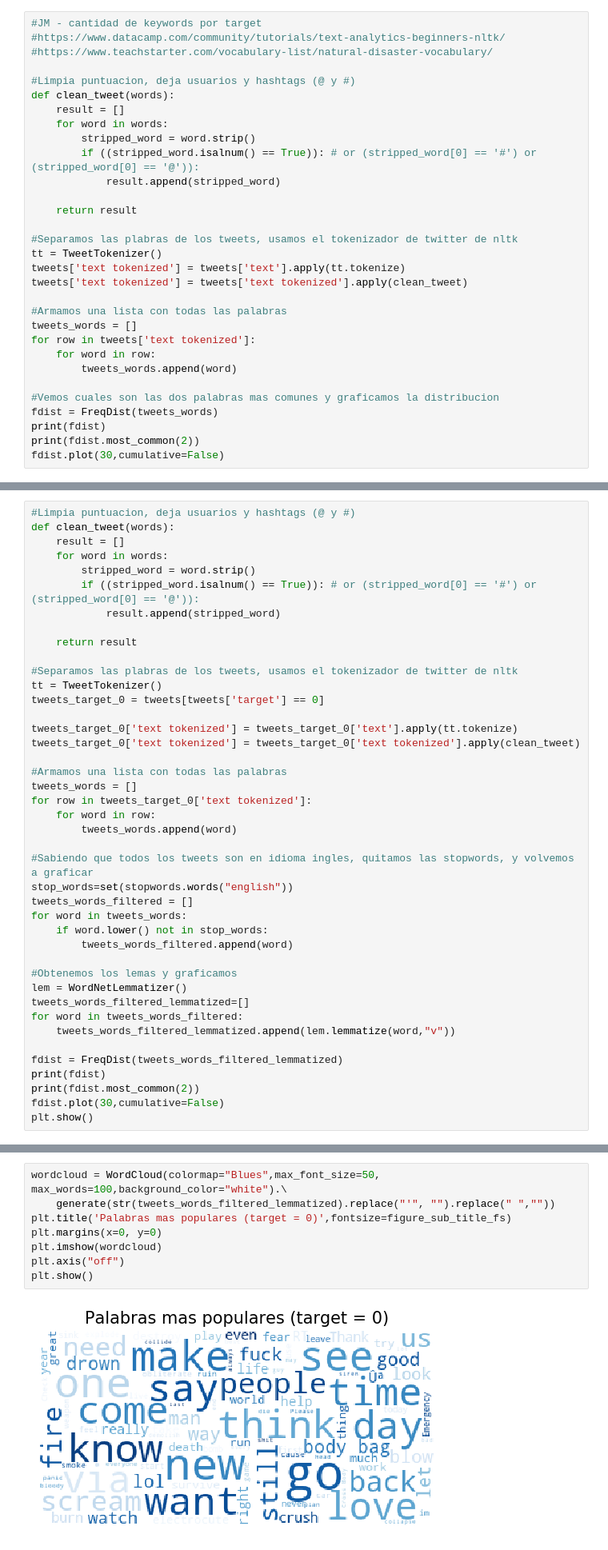
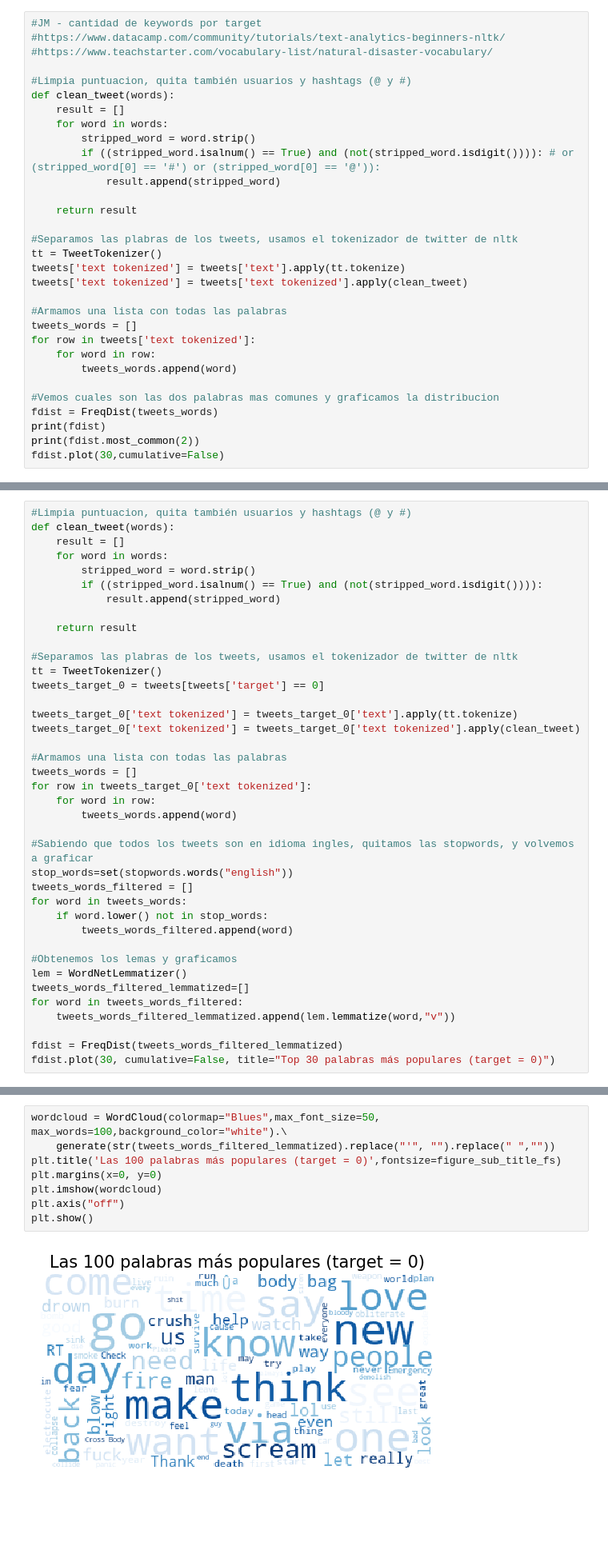
Before and after one commit to patopizzini/Organizacion_Datos_1C2020, a Jupyter notebook: TP1/TP1_JM.ipynb, the cells around one changed output, grey strips where cells are left out. Shown at 80% size. Saved outputs shown, nothing was run; the diff lists cells and outputs as text; blank space fills up the shorter version.

```diff
--- a/TP1/TP1_JM.ipynb
+++ b/TP1/TP1_JM.ipynb
@@ -385,12 +385,12 @@ menos importantes para comparar)
 #https://www.datacamp.com/community/tutorials/text-analytics-beginners-nltk/
 #https://www.teachstarter.com/vocabulary-list/natural-disaster-vocabulary/
 
-#Limpia puntuacion, deja usuarios y hashtags (@ y #)
+#Limpia puntuacion, quita también usuarios y hashtags (@ y #)
 def clean_tweet(words):
     result = []
     for word in words:
         stripped_word = word.strip()
-        if ((stripped_word.isalnum() == True)): # or (stripped_word[0] == '#') or (stripped_word[0] == '@')):
+        if ((stripped_word.isalnum() == True) and (not(stripped_word.isdigit()))): # or (stripped_word[0] == '#') or (stripped_word[0] == '@')):
             result.append(stripped_word)
 
     return result
@@ -462,10 +462,10 @@ plt.show()
 # %%
-#Limpia puntuacion, deja usuarios y hashtags (@ y #)
+#Limpia puntuacion, quita también usuarios y hashtags (@ y #)
 def clean_tweet(words):
     result = []
     for word in words:
         stripped_word = word.strip()
-        if ((stripped_word.isalnum() == True)): # or (stripped_word[0] == '#') or (stripped_word[0] == '@')):
+        if ((stripped_word.isalnum() == True) and (not(stripped_word.isdigit()))):
             result.append(stripped_word)
 
     return result
@@ -497,8 +497,5 @@ for word in tweets_words_filtered:
     tweets_words_filtered_lemmatized.append(lem.lemmatize(word,"v"))
 
 fdist = FreqDist(tweets_words_filtered_lemmatized)
-print(fdist)
-print(fdist.most_common(2))
-fdist.plot(30,cumulative=False)
-plt.show()
+fdist.plot(30, cumulative=False, title="Top 30 palabras más populares (target = 0)")
 # %% [output]
@@ -508,11 +504,11 @@ plt.show()
 # %%
 wordcloud = WordCloud(colormap="Blues",max_font_size=50, max_words=100,background_color="white").\
     generate(str(tweets_words_filtered_lemmatized).replace("'", "").replace(" ",""))
-plt.title('Palabras mas populares (target = 0)',fontsize=figure_sub_title_fs)
+plt.title('Las 100 palabras más populares (target = 0)',fontsize=figure_sub_title_fs)
 plt.margins(x=0, y=0)
 plt.imshow(wordcloud)
 plt.axis("off")
 plt.show()
 # %% [output]
-[figure, old version]
+[figure, new version]
 # %%
```
Also changed, not shown: parts of 7 cells of this notebook.
